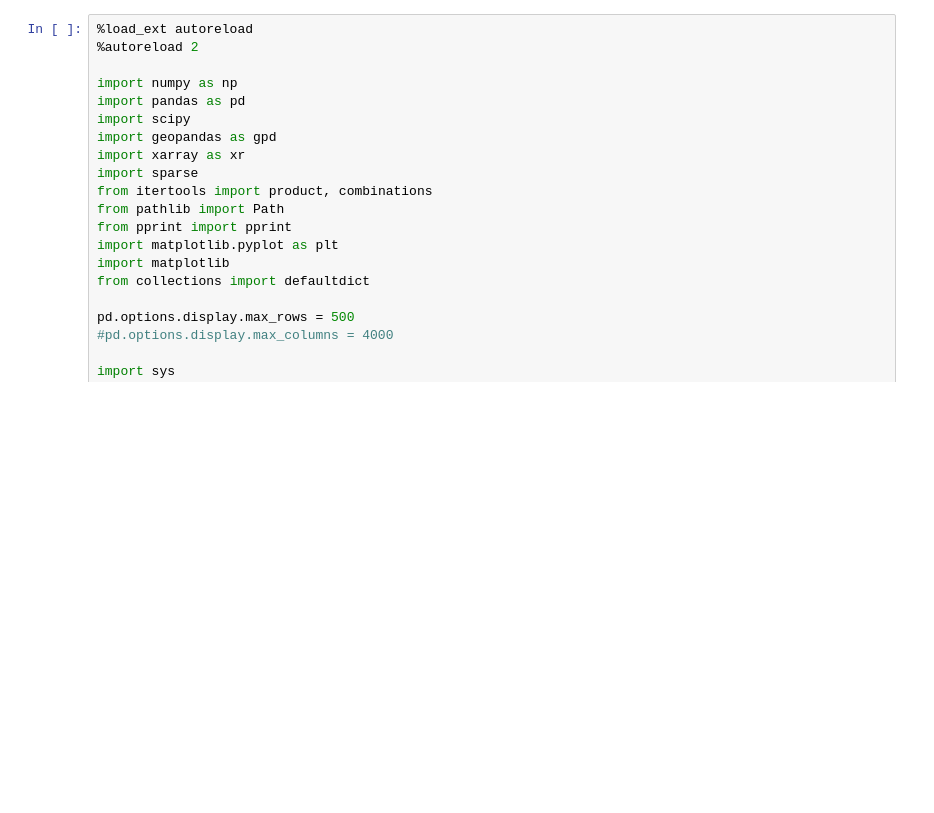
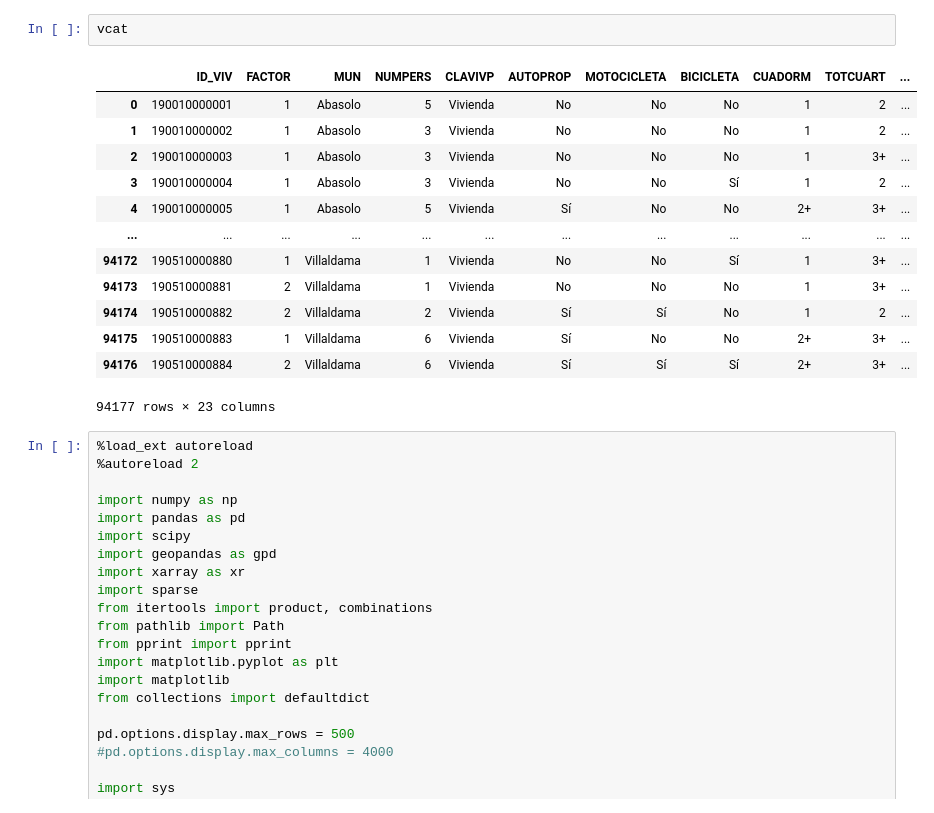
Before and after one commit to CentroFuturoCiudades/population-synthesis, a Jupyter notebook: notebooks/SAT.ipynb, the cells around one changed output. Saved outputs shown, nothing was run; the diff lists cells and outputs as text; blank space fills up the shorter version.

```diff
--- a/notebooks/SAT.ipynb
+++ b/notebooks/SAT.ipynb
@@ -1,3 +96,19 @@
+# %%
+vcat
+# %% [output]
+|  | ID_VIV | FACTOR | MUN | NUMPERS | CLAVIVP | AUTOPROP | MOTOCICLETA | BICICLETA | CUADORM | TOTCUART | ... |
+| 0 | 190010000001 | 1 | Abasolo | 5 | Vivienda | No | No | No | 1 | 2 | ... |
+| 1 | 190010000002 | 1 | Abasolo | 3 | Vivienda | No | No | No | 1 | 2 | ... |
+| 2 | 190010000003 | 1 | Abasolo | 3 | Vivienda | No | No | No | 1 | 3+ | ... |
+| 3 | 190010000004 | 1 | Abasolo | 3 | Vivienda | No | No | Sí | 1 | 2 | ... |
+| 4 | 190010000005 | 1 | Abasolo | 5 | Vivienda | Sí | No | No | 2+ | 3+ | ... |
+| ... | ... | ... | ... | ... | ... | ... | ... | ... | ... | ... | ... |
+| 94172 | 190510000880 | 1 | Villaldama | 1 | Vivienda | No | No | Sí | 1 | 3+ | ... |
+| 94173 | 190510000881 | 2 | Villaldama | 1 | Vivienda | No | No | No | 1 | 3+ | ... |
+| 94174 | 190510000882 | 2 | Villaldama | 2 | Vivienda | Sí | Sí | No | 1 | 2 | ... |
+| 94175 | 190510000883 | 1 | Villaldama | 6 | Vivienda | Sí | No | No | 2+ | 3+ | ... |
+| 94176 | 190510000884 | 2 | Villaldama | 6 | Vivienda | Sí | Sí | Sí | 2+ | 3+ | ... |
+94177 rows × 23 columns
 # %%
 %load_ext autoreload
 %autoreload 2
```
Also changed, not shown: parts of 44 cells of this notebook, 6 other files.
